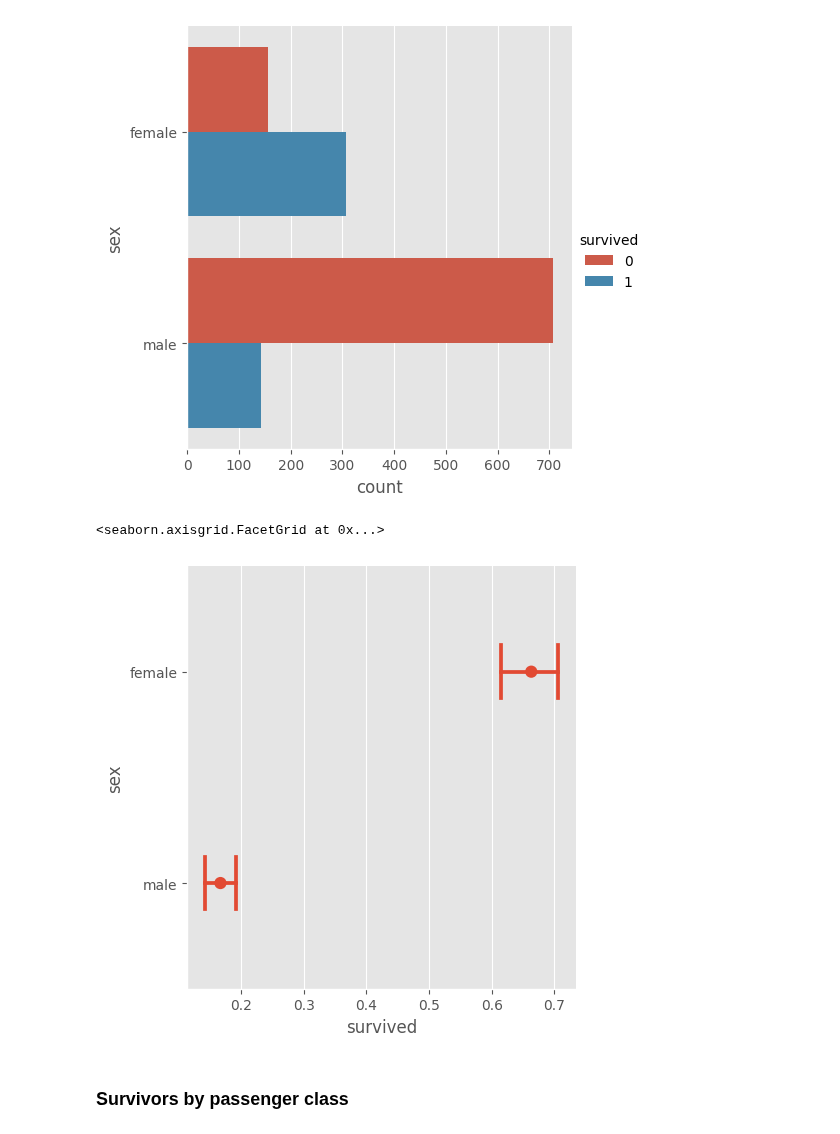
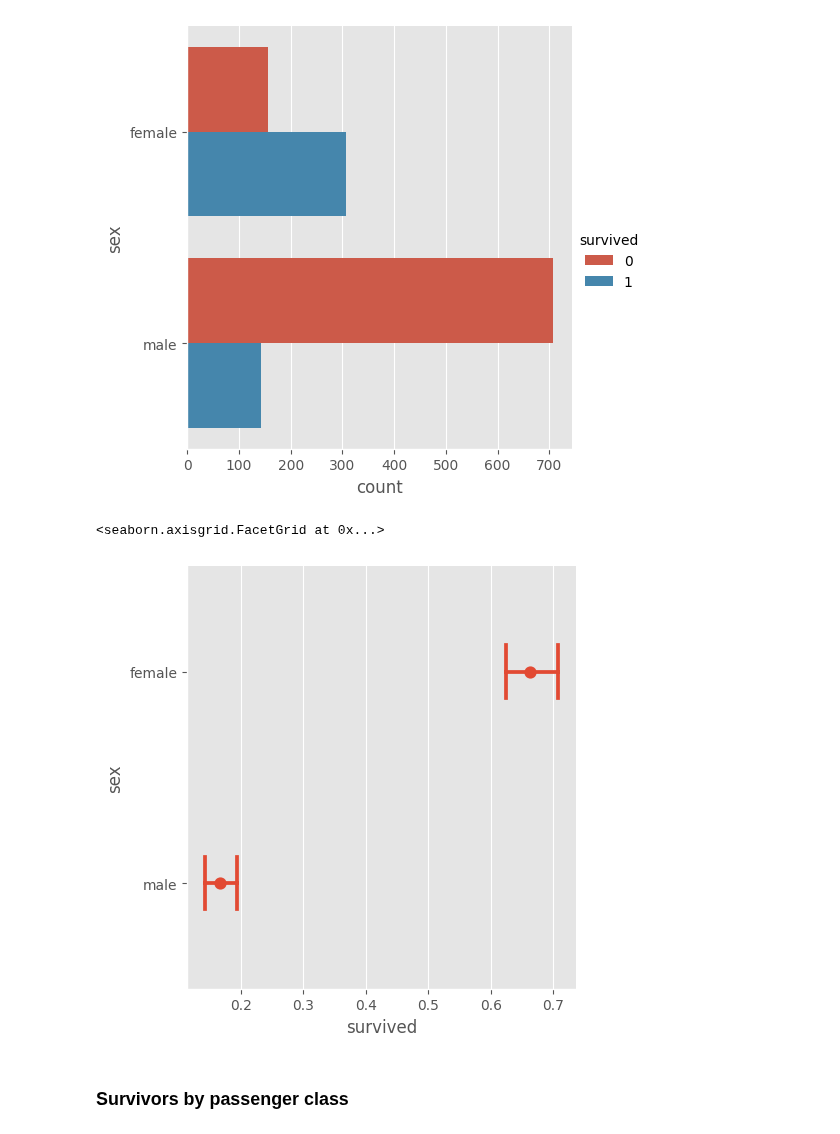
Before and after one commit to jaroslawr/jupyter-notebooks, a Jupyter notebook: datasets/titanic/titanic.ipynb, the cells around one changed output. Cells and saved outputs as stored; diff of their text form; code cells hidden in the pictures.

```diff
--- a/datasets/titanic/titanic.ipynb
+++ b/datasets/titanic/titanic.ipynb
@@ -72,10 +72,10 @@ sns.catplot(data=df, y="sex", hue="survived", kind="count")
 <seaborn.axisgrid.FacetGrid at 0x...>
 [figure]
 # %%
-sns.catplot(data=df, y="sex", x="survived", kind="point", join=False, orient="h", capsize=0.25)
+sns.catplot(data=df, y="sex", x="survived", kind="point", linestyle="none", orient="h", capsize=0.25)
 # %% [output]
 <seaborn.axisgrid.FacetGrid at 0x...>
-[figure, old version]
+[figure, new version]
 # %% [markdown]
 ### Survivors by passenger class
 # %%
```
Also changed, not shown: parts of 4 cells of this notebook, 12 other files.
